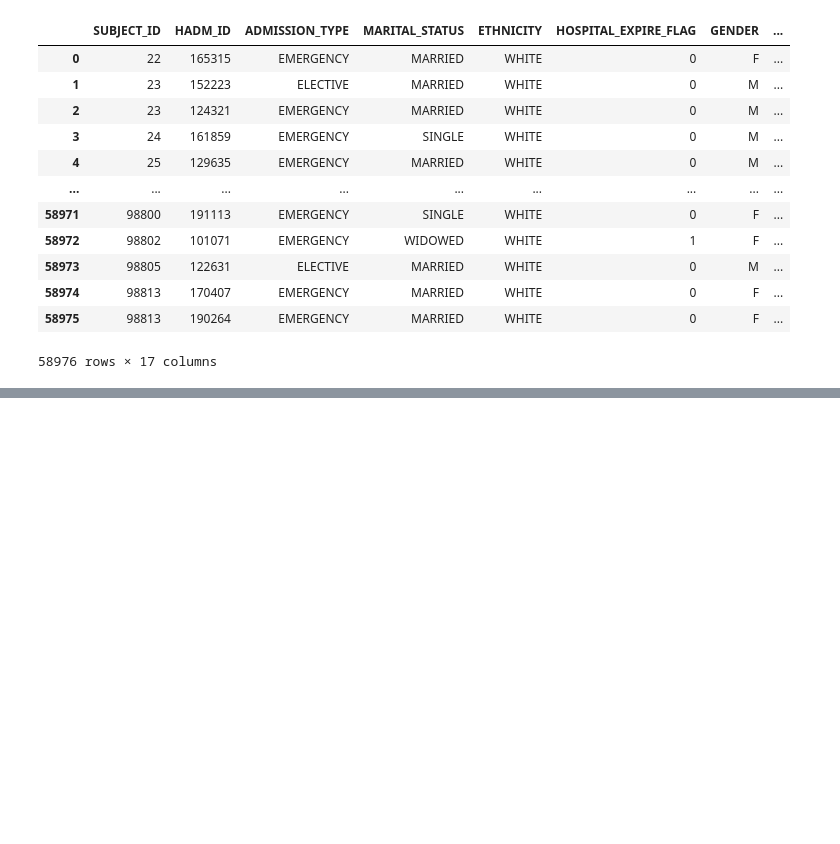
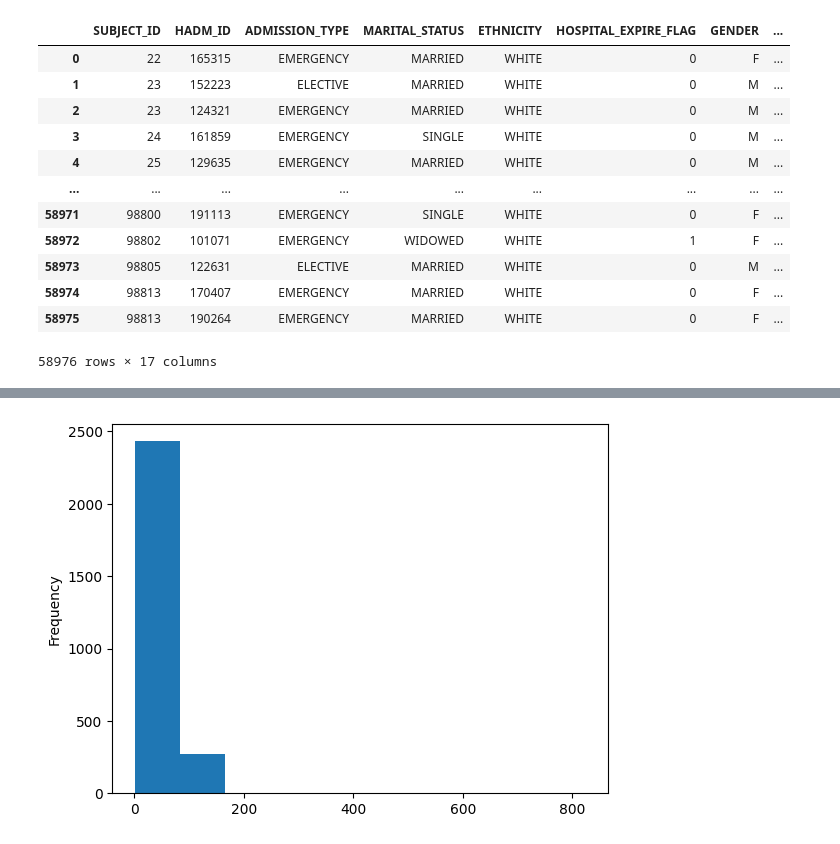
Before and after one commit to Pramod-dataenthusiast/PPB, a Jupyter notebook: PPB.ipynb, the cells around one changed output, grey strips where cells are left out. Cells and saved outputs as stored; diff of their text form; code cells hidden in the pictures; blank space fills up the shorter version.

```diff
--- a/PPB.ipynb
+++ b/PPB.ipynb
@@ -26,0 +53,5 @@ mimic_data
+# %%
+mimic_data.groupby('NUMLABEVENTS').size().plot.hist(bins=10)
+plt.show()
+# %% [output]
+[figure, added]
```
Also changed, not shown: parts of 9 cells of this notebook.
